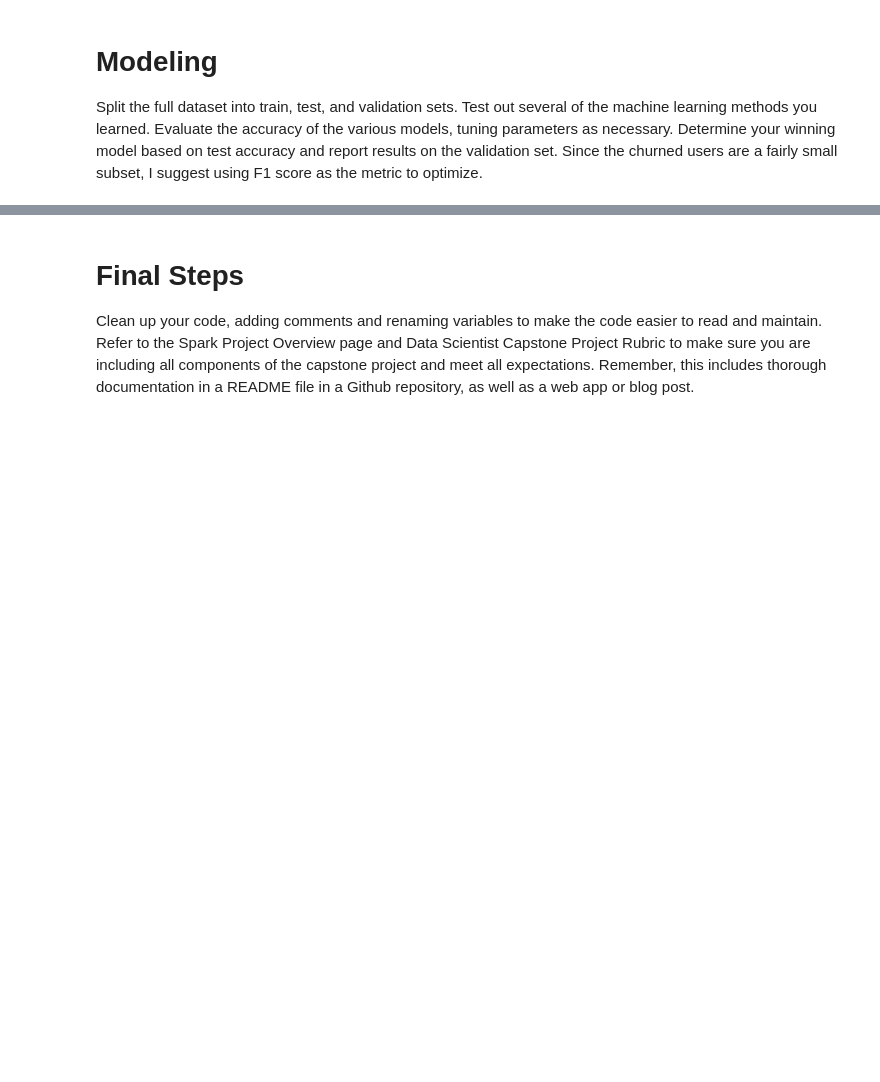
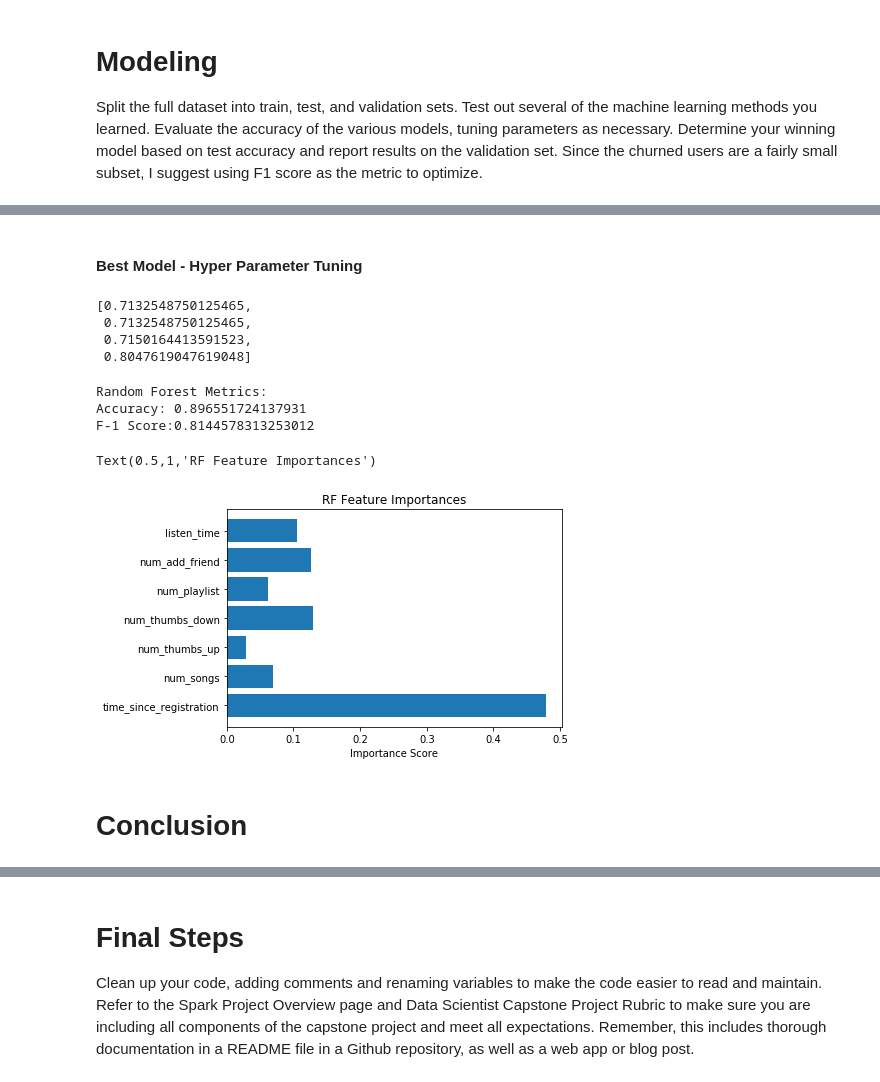
Before and after one commit to guptashrey/Sparkify-Churn-Analysis, a Jupyter notebook: Sparkify.ipynb, the cells around one changed output, grey strips where cells are left out. Drawn from its saved outputs; the diff is of its cells as text; code cells hidden in the pictures; blank space fills up the shorter version.

```diff
--- a/Sparkify.ipynb
+++ b/Sparkify.ipynb
@@ -435,6 +436,7 @@ Split the full dataset into train, test, and validation sets. Test out several o
 # %%
 # Vector assembler needed for pyspark
 cols = ['time_since_registration',
+ 'num_songs',
  'num_thumbs_up',
  'num_thumbs_down',
  'num_playlist',
@@ -499,0 +544,2 @@ F-1 Score:0.8047619047619048
+# %% [markdown]
+#### Best Model - Hyper Parameter Tuning
@@ -499,0 +558,32 @@ F-1 Score:0.8047619047619048
+# %%
+cvModel_rf_tuned.avgMetrics
+# %% [output]
+[0.7132548750125465,
+ 0.7132548750125465,
+ 0.7150164413591523,
+ 0.8047619047619048]
+# %%
+rf_best = RandomForestClassifier(numTrees=10, maxDepth=2)
+rf_best_model = rf_best.fit(train)
+# %%
+results_final = rf_best_model.transform(test)
+print('Random Forest Metrics:')
+print('Accuracy: {}'.format(evaluator.evaluate(results_final, {evaluator.metricName: "accuracy"})))
+print('F-1 Score:{}'.format(evaluator.evaluate(results_final, {evaluator.metricName: "f1"})))
+# %% [output]
+Random Forest Metrics:
+Accuracy: 0.896551724137931
+F-1 Score:0.8144578313253012
+# %%
+feat_imp = rf_best_model.featureImportances.values
+y_pos = np.arange(len(feat_imp))
+
+plt.barh(y_pos, feat_imp, align='center')
+plt.yticks(y_pos, cols)
+plt.xlabel('Importance Score')
+plt.title('RF Feature Importances')
+# %% [output]
+Text(0.5,1,'RF Feature Importances')
+[figure, added]
+# %% [markdown]
+# Conclusion
```
Also changed, not shown: parts of 11 cells of this notebook.
